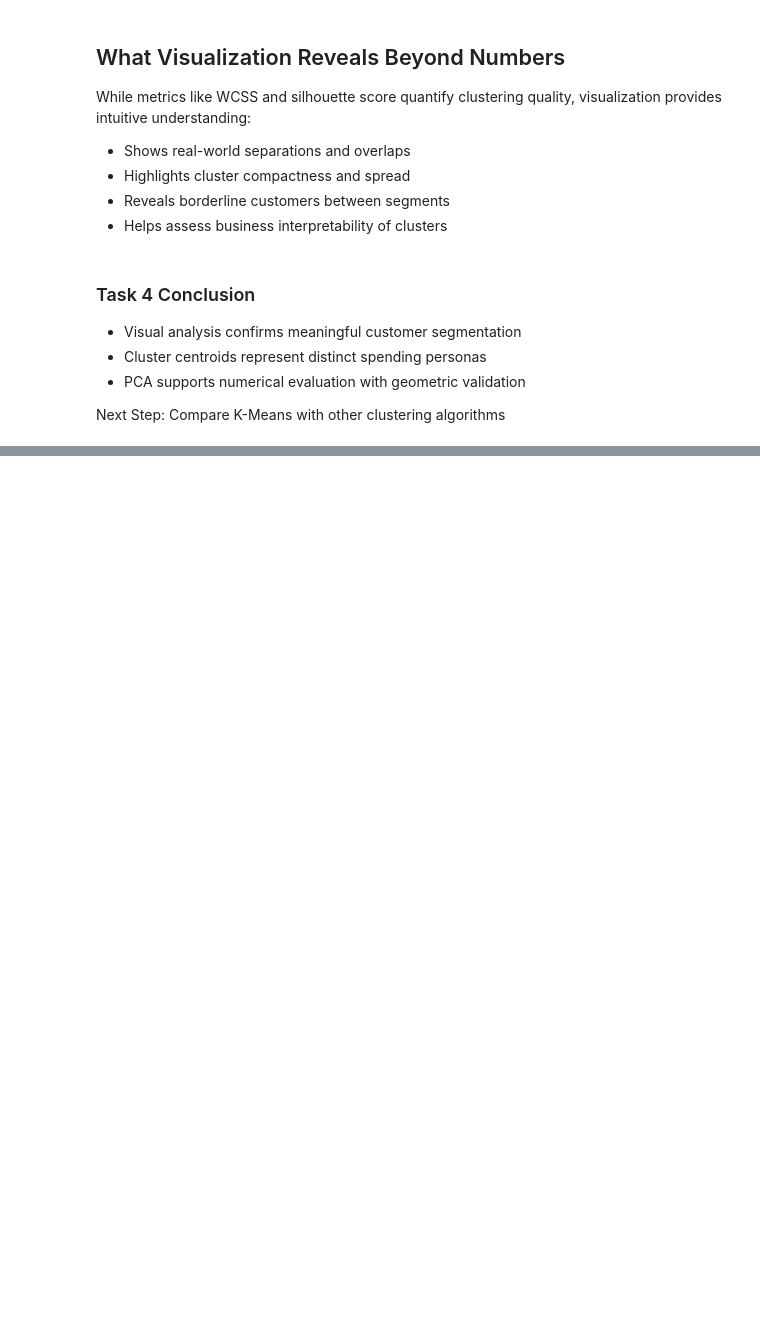
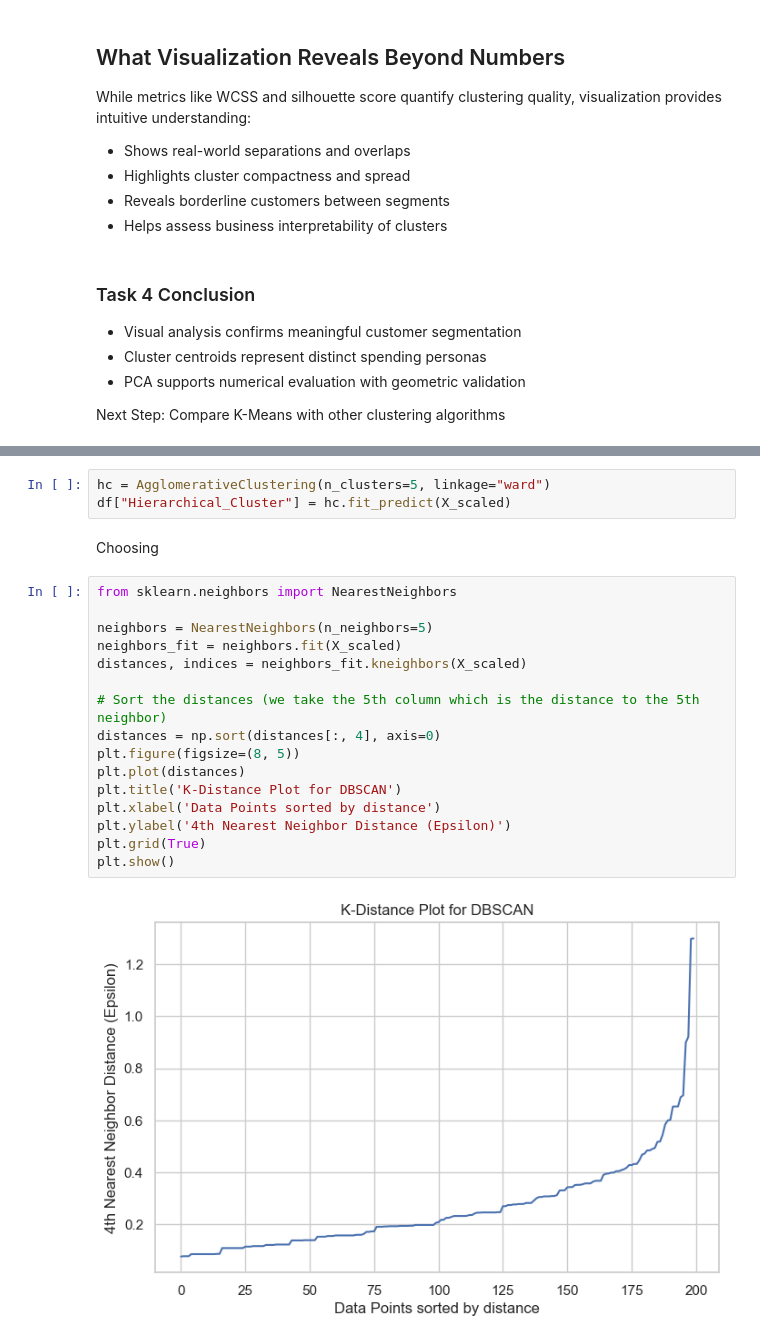
Before and after one commit to muhammedriswanp/TASK, a Jupyter notebook: Customer_Segmentation_Clustering/notebooks/03_clustering.ipynb, the cells around one changed output, grey strips where cells are left out. Cells and saved outputs as stored; diff of their text form; blank space fills up the shorter version.

```diff
--- a/Customer_Segmentation_Clustering/notebooks/03_clustering.ipynb
+++ b/Customer_Segmentation_Clustering/notebooks/03_clustering.ipynb
@@ -211,0 +239,23 @@ Compare K-Means with other clustering algorithms
+# %%
+hc = AgglomerativeClustering(n_clusters=5, linkage="ward")
+df["Hierarchical_Cluster"] = hc.fit_predict(X_scaled)
+# %% [markdown]
+Choosing
+# %%
+from sklearn.neighbors import NearestNeighbors
+
+neighbors = NearestNeighbors(n_neighbors=5)
+neighbors_fit = neighbors.fit(X_scaled)
+distances, indices = neighbors_fit.kneighbors(X_scaled)
+
+# Sort the distances (we take the 5th column which is the distance to the 5th neighbor)
+distances = np.sort(distances[:, 4], axis=0)
+plt.figure(figsize=(8, 5))
+plt.plot(distances)
+plt.title('K-Distance Plot for DBSCAN')
+plt.xlabel('Data Points sorted by distance')
+plt.ylabel('4th Nearest Neighbor Distance (Epsilon)')
+plt.grid(True)
+plt.show()
+# %% [output]
+[figure, added]
```
Also changed, not shown: parts of 14 cells of this notebook, 2 other files.
